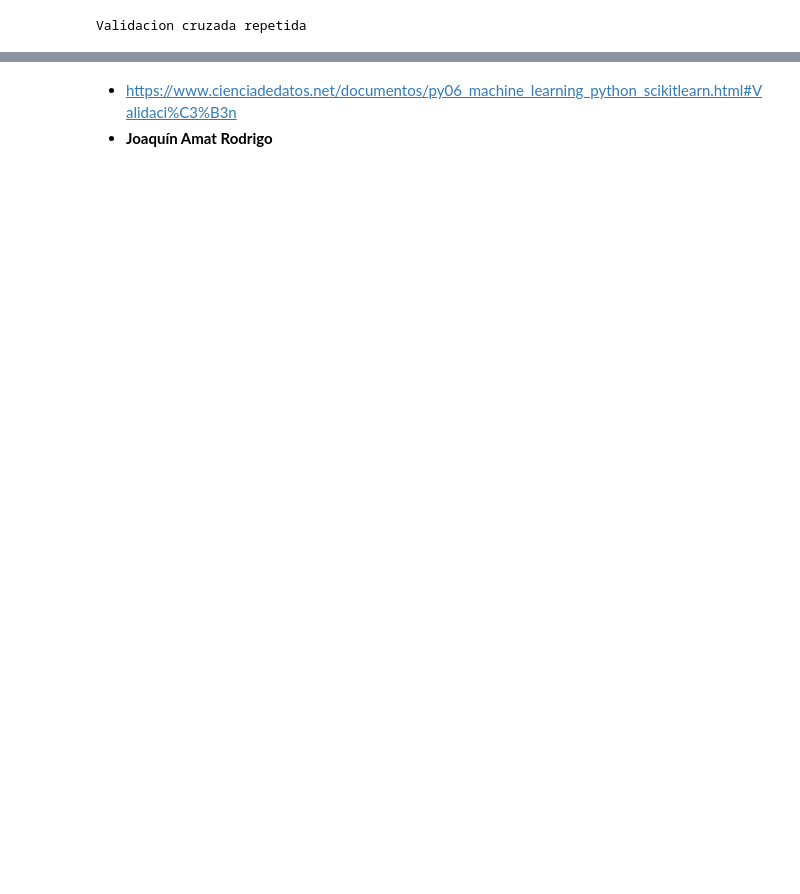
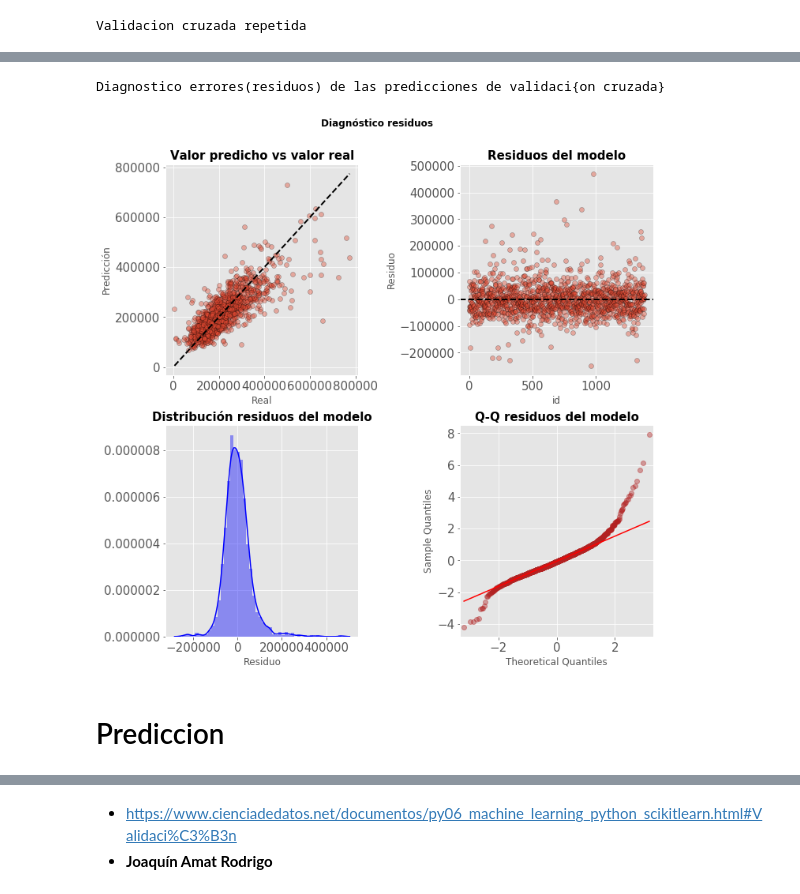
Before and after one commit to Kaiziferr/Data_Science_Workshops, a Jupyter notebook: Workshop_1/workshop data science.ipynb, the cells around one changed output, grey strips where cells are left out. Cells and saved outputs as stored; diff of their text form; code cells hidden in the pictures; blank space fills up the shorter version.

```diff
--- a/Workshop_1/workshop data science.ipynb
+++ b/Workshop_1/workshop data science.ipynb
@@ -655,0 +716,59 @@ Média métricas de validación cruzada: -0.8772762402819825
+# %%
+print(colored('Diagnostico errores(residuos) de las predicciones de validaci{on cruzada}', attrs=['bold']))
+
+from sklearn.model_selection import cross_val_predict
+from sklearn.model_selection import KFold
+import statsmodels.api as sm
+
+# Validación cruzada
+cv = KFold(n_splits=5, shuffle=True)
+cv_predicciones = cross_val_predict(estimator = modelo, X = X_train, y = y_train, cv=cv)
+
+fig, ax = plt.subplots(nrows = 2, ncols = 2, figsize = (10,10))
+
+ax[0,0].scatter(y_train, cv_predicciones, edgecolors=(0, 0, 0), alpha = 0.4)
+ax[0,0].plot([y_train.min(), y_train.max()],[y_train.min(),y_train.max()],'k--',color="black",lw=2)
+ax[0, 0].set_title('Valor predicho vs valor real', fontsize = 15, fontweight = "bold")
+ax[0, 0].set_xlabel('Real')
+ax[0, 0].set_ylabel('Predicción')
+ax[0, 0].tick_params(labelsize = 15)
+
+
+ax[0, 1].scatter(list(range(len(y_train))), y_train - cv_predicciones,
+                   edgecolors=(0, 0, 0), alpha = 0.4)
+ax[0, 1].axhline(y = 0, linestyle = '--', color = 'black', lw=2)
+ax[0, 1].set_title('Residuos del modelo', fontsize = 15, fontweight = "bold")
+ax[0, 1].set_xlabel('id')
+ax[0, 1].set_ylabel('Residuo')
+ax[0, 1].tick_params(labelsize = 15)
+
+sns.distplot(
+    y_train - cv_predicciones,
+    color = 'blue',
+    ax = ax[1,0]
+)
+ax[1,0].set_title('Distribución residuos del modelo', fontsize = 15, fontweight = "bold")
+ax[1,0].set_xlabel("Residuo")
+ax[1,0].tick_params(labelsize = 15)
+
+
+sm.qqplot(
+    y_train - cv_predicciones,
+    fit   = True,
+    line  = 'q',
+    ax    = ax[1, 1],
+    color = 'firebrick',
+    alpha = 0.4,
+    lw    = 2
+)
+ax[1, 1].set_title('Q-Q residuos del modelo', fontsize = 15, fontweight = "bold")
+ax[1, 1].tick_params(labelsize = 15)
+
+fig.tight_layout()
+plt.subplots_adjust(top=0.9)
+fig.suptitle('Diagnóstico residuos', fontsize = 12, fontweight = "bold");
+# %% [output]
+Diagnostico errores(residuos) de las predicciones de validaci{on cruzada}
+[figure, added]
+# %% [markdown]
+# Prediccion
```
Also changed, not shown: parts of 17 cells of this notebook.
